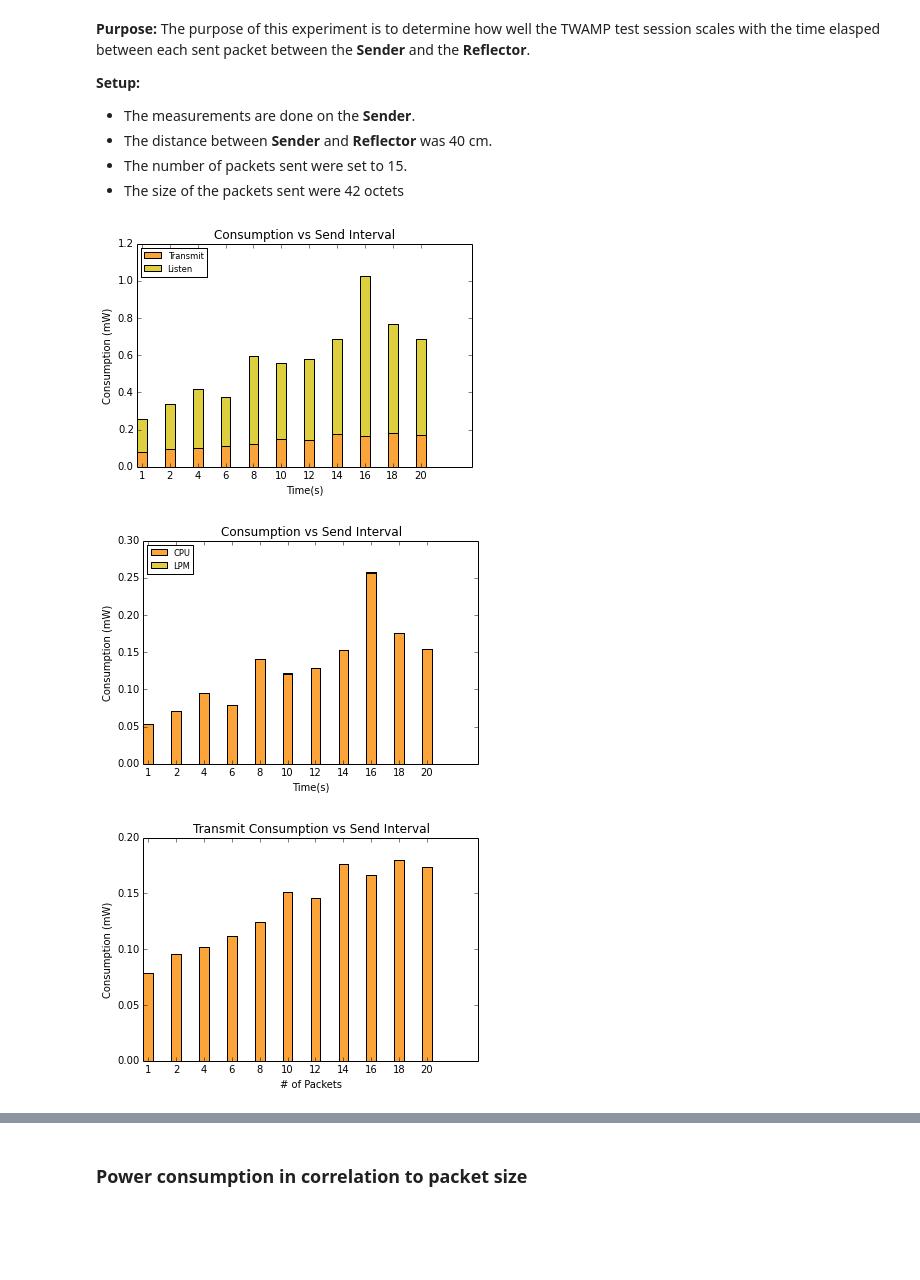
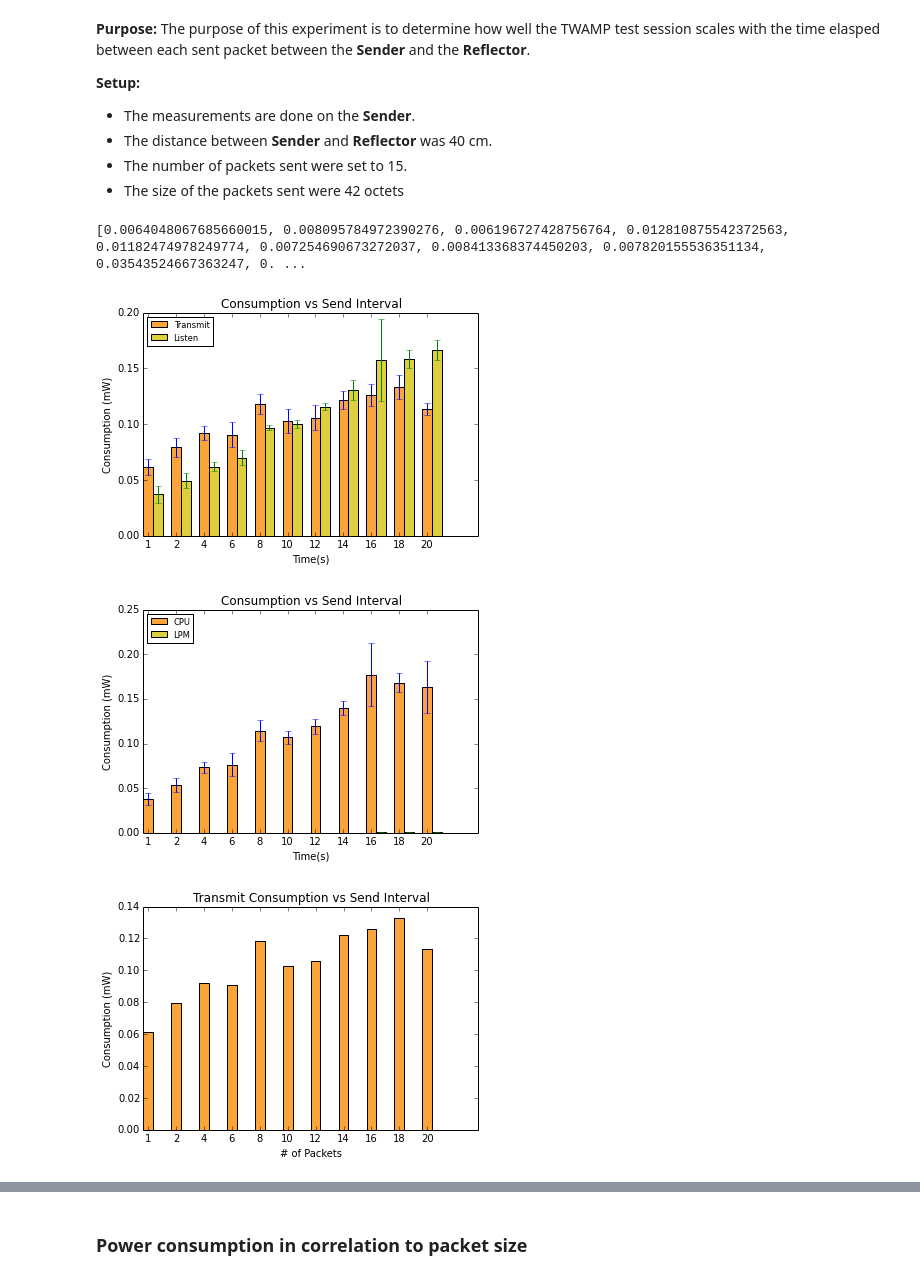
Before and after one commit to DrThyme/TWAMP-Measurement-IoT, a Jupyter notebook: experiments/Experiments_Presentation.ipynb, the cells around one changed output, grey strips where cells are left out. Cells and saved outputs as stored; diff of their text form; code cells hidden in the pictures; blank space fills up the shorter version.

```diff
--- a/experiments/Experiments_Presentation.ipynb
+++ b/experiments/Experiments_Presentation.ipynb
@@ -64,0 +168,17 @@ def totalConsumption(filelist):
+# %%
+def getStd(values, means, tests):
+    output = []
+    temp,i,k = 0,1,0
+    for value in values:
+        if i < tests:
+            temp += pow((value - means[k]),2)
+            i += 1
+        else:
+            temp += pow((value - means[k]),2)
+            temp = temp*1.0/tests
+            temp = math.sqrt(temp)
+            output.append(temp)
+            temp = 0
+            i = 1
+            k += 1
+    return output
@@ -144,9 +299,17 @@ amount = ['logs/log_amount10.txt','logs/log_amount20.txt', 'logs/log_amount30.tx
           'logs/log_amount90.txt', 'logs/log_amount100.txt', 'logs/log_amount110.txt', 'logs/log_amount120.txt']
 amount_labels = ('10', '20', '30','40','50','60', '70', '80','90','100','110','120')
 
-time = ['logs/log_time1.txt','logs/log_time2.txt', 'logs/log_time4.txt','logs/log_time6.txt', 'logs/log_time8.txt', \
-        'logs/log_time10.txt','logs/log_time12.txt','logs/log_time14.txt', 'logs/log_time16.txt', \
-        'logs/log_time18.txt','logs/log_time20.txt']
+time = ['logs/log_time1.txt','logs/log_time1_1.txt','logs/log_time1_2.txt','logs/log_time1_3.txt',\
+        'logs/log_time2.txt','logs/log_time2_1.txt','logs/log_time2_2.txt','logs/log_time2_3.txt', \
+        'logs/log_time4.txt','logs/log_time4_1.txt','logs/log_time4_2.txt','logs/log_time4_3.txt',\
+        'logs/log_time6.txt','logs/log_time6_1.txt','logs/log_time6_2.txt','logs/log_time6_3.txt', \
+        'logs/log_time8.txt','logs/log_time8_1.txt','logs/log_time8_2.txt','logs/log_time8_3.txt', \
+        'logs/log_time10.txt','logs/log_time10_1.txt','logs/log_time10_2.txt','logs/log_time10_3.txt',\
+        'logs/log_time12.txt','logs/log_time12_1.txt','logs/log_time12_2.txt','logs/log_time12_3.txt',\
+        'logs/log_time14.txt','logs/log_time14_1.txt','logs/log_time14_2.txt','logs/log_time14_3.txt', \
+        'logs/log_time16.txt','logs/log_time16_1.txt','logs/log_time16_2.txt','logs/log_time16_3.txt', \
+        'logs/log_time18.txt','logs/log_time18_1.txt','logs/log_time18_2.txt','logs/log_time18_3.txt',\
+        'logs/log_time20.txt','logs/log_time20_1.txt','logs/log_time20_2.txt','logs/log_time20_3.txt']
 time_labels = ('1', '2', '4','6','8','10','12','14','16','18','20')
 
 size = ['logs/log_size10.txt','logs/log_size20.txt','logs/log_size30.txt','logs/log_size40.txt','logs/log_size50.txt', \
@@ -193,11 +356,16 @@ mk_bar_plot(rx,amount_labels, 'Listen' ,'# of Packets','Listen Consumption vs Pa
 * The size of the packets sent were 42 octets
 # %%
 cpu,lpm,tx,rx = totalConsumption(time)
-mk_2bar_plot(tx,rx,time_labels,0,'Time(s)','Consumption vs Send Interval')
-mk_2bar_plot(cpu,lpm,time_labels,1,'Time(s)','Consumption vs Send Interval')
-mk_bar_plot(tx,time_labels, 'Transmit','# of Packets','Transmit Consumption vs Send Interval')
-mk_bar_plot(rx,time_labels, 'Listen' ,'# of Packets','Listen Consumption vs Send Interval')
+numOfTests = len(time)/len(time_labels)
+meanCpu,meanLpm,meanTx,meanRx = getMean(cpu,numOfTests),getMean(lpm,numOfTests),getMean(tx,numOfTests),getMean(rx,numOfTests)
+stdCpu,stdLpm,stdTx,stdRx = getStd(cpu,meanCpu,numOfTests),getStd(lpm,meanLpm,numOfTests),getStd(tx,meanTx,numOfTests),getStd(rx,meanRx,numOfTests)
+print stdCpu
+mk_2bar_plot_std(meanTx,meanRx,time_labels,stdTx,stdRx,0,'Time(s)','Consumption vs Send Interval')
+mk_2bar_plot_std(meanCpu,meanLpm,time_labels,stdCpu,stdLpm,1,'Time(s)','Consumption vs Send Interval')
+mk_bar_plot(meanTx,time_labels, 'Transmit','# of Packets','Transmit Consumption vs Send Interval')
+mk_bar_plot(meanRx,time_labels, 'Listen' ,'# of Packets','Listen Consumption vs Send Interval')
 # %% [output]
+[0.0064048067685660015, 0.008095784972390276, 0.006196727428756764, 0.012810875542372563, 0.01182474978249774, 0.007254690673272037, 0.008413368374450203, 0.007820155536351134, 0.03543524667363247, 0. ...
-[figure, old version]
+[figure, new version]
-[figure, old version]
+[figure, new version]
-[figure, old version]
+[figure, new version]
```
Also changed, not shown: parts of 11 cells of this notebook, 16 other files.
